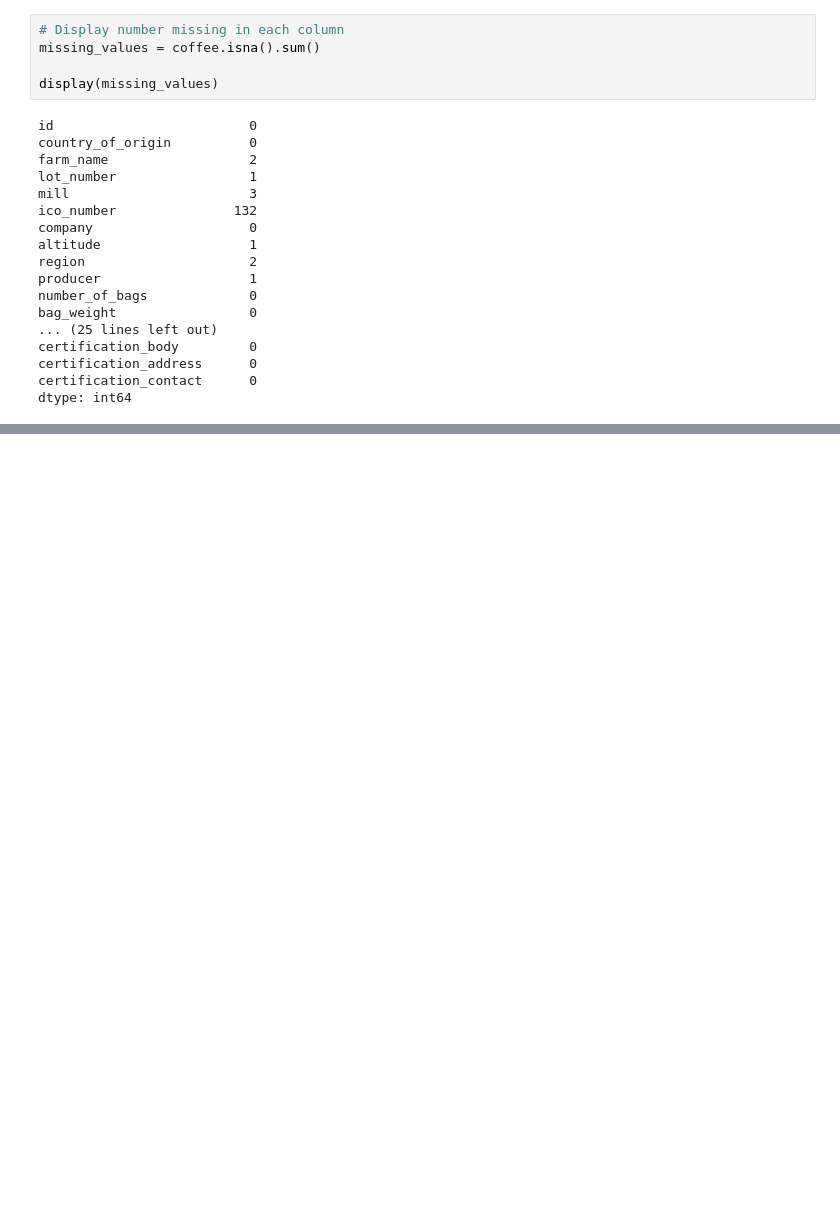
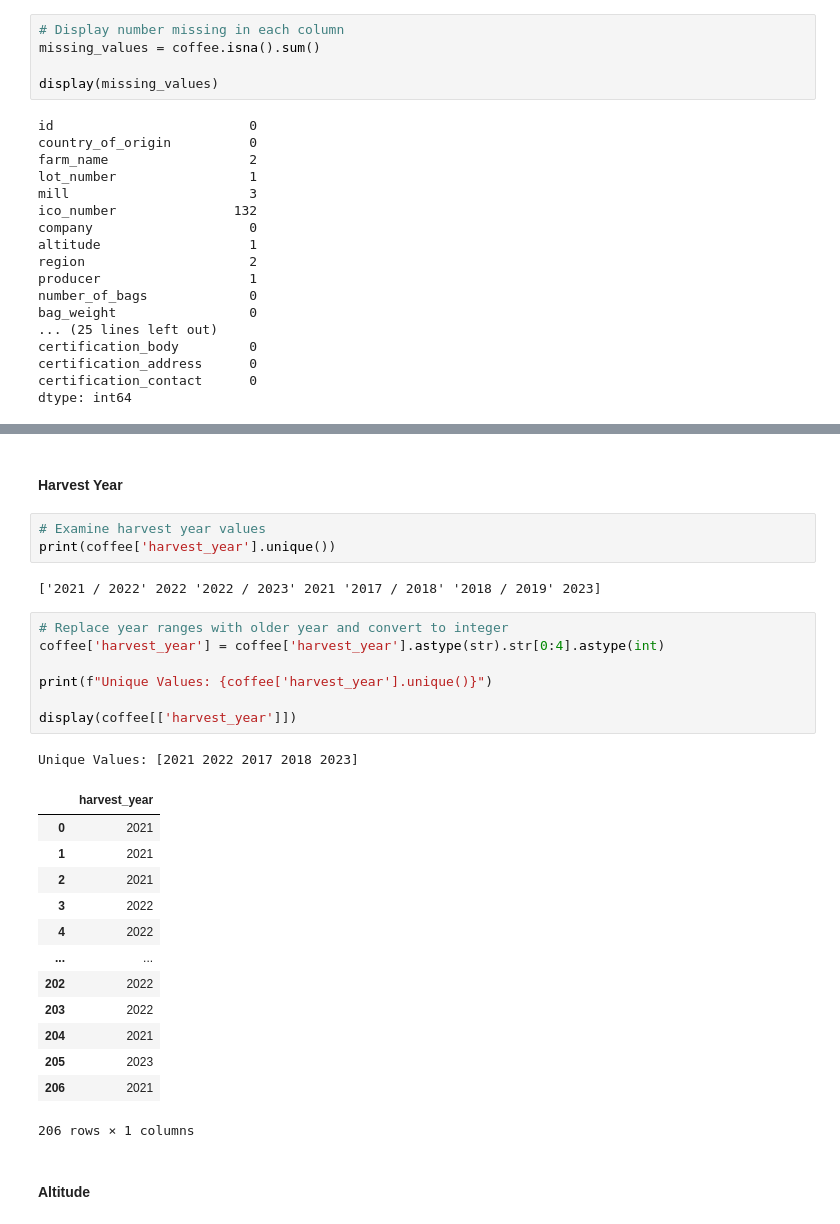
Before and after one commit to kellyshreeve/Coffee_Quality_Visualizations, a Jupyter notebook: coffee_quality_visualizations.ipynb, the cells around one changed output, grey strips where cells are left out. Drawn from its saved outputs; the diff is of its cells as text; blank space fills up the shorter version.

```diff
--- a/coffee_quality_visualizations.ipynb
+++ b/coffee_quality_visualizations.ipynb
@@ -127,0 +148,31 @@ dtype: int64
+# %% [markdown]
+#### Harvest Year
+# %%
+# Examine harvest year values
+print(coffee['harvest_year'].unique())
+# %% [output]
+['2021 / 2022' 2022 '2022 / 2023' 2021 '2017 / 2018' '2018 / 2019' 2023]
+# %%
+# Replace year ranges with older year and convert to integer
+coffee['harvest_year'] = coffee['harvest_year'].astype(str).str[0:4].astype(int)
+
+print(f"Unique Values: {coffee['harvest_year'].unique()}")
+
+display(coffee[['harvest_year']])
+# %% [output]
+Unique Values: [2021 2022 2017 2018 2023]
+|  | harvest_year |
+| 0 | 2021 |
+| 1 | 2021 |
+| 2 | 2021 |
+| 3 | 2022 |
+| 4 | 2022 |
+| ... | ... |
+| 202 | 2022 |
+| 203 | 2022 |
+| 204 | 2021 |
+| 205 | 2023 |
+| 206 | 2021 |
+206 rows × 1 columns
+# %% [markdown]
+#### Altitude
```
Also changed, not shown: parts of 36 cells of this notebook.
